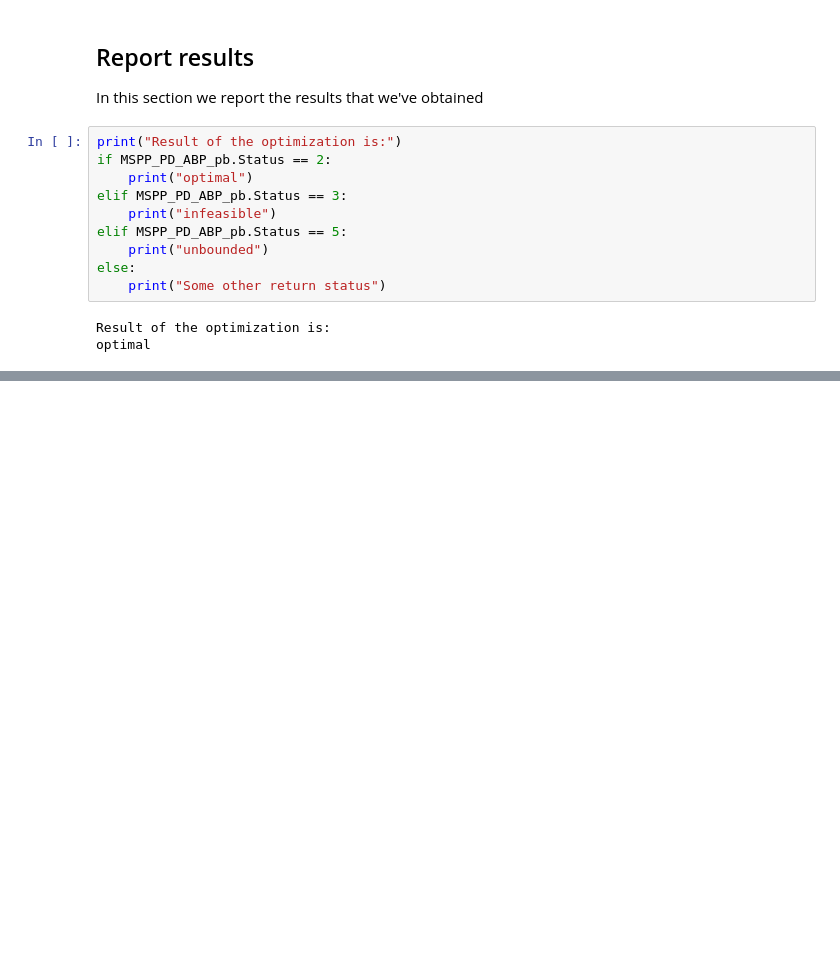
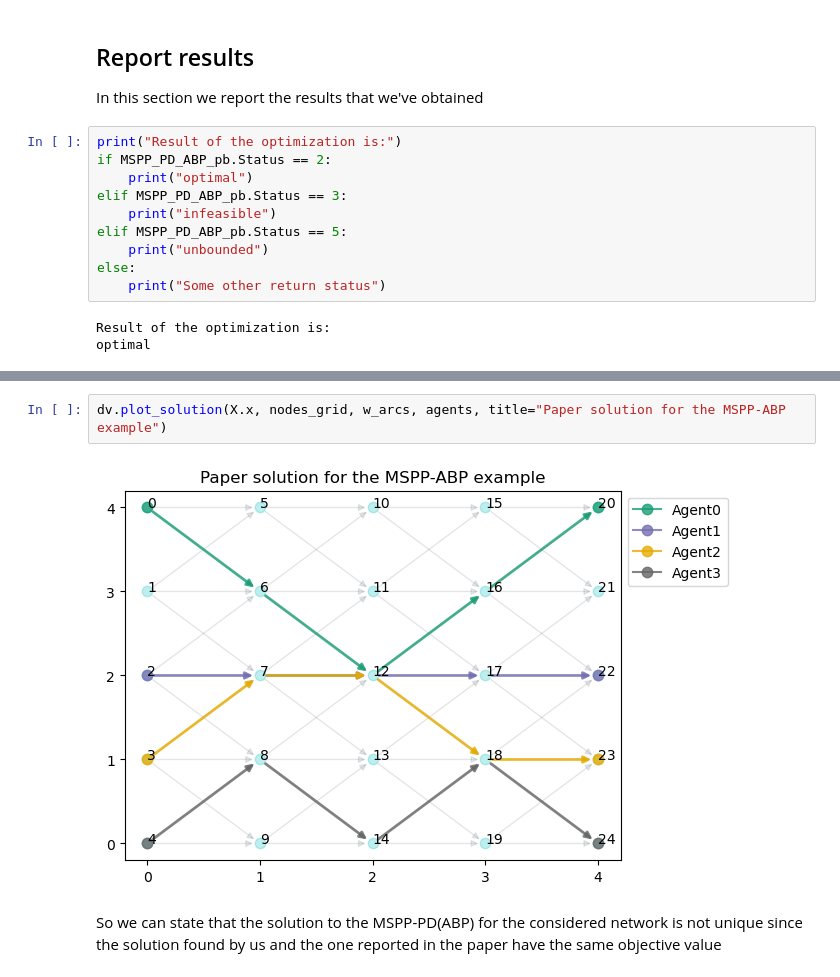
Before and after one commit to kkevin98/Multiple_shortest_path_problem_with_path_deconfliction, a Jupyter notebook: MSPP-PD(ABP)_implementation.ipynb, the cells around one changed output, grey strips where cells are left out. Drawn from its saved outputs; the diff is of its cells as text; blank space fills up the shorter version.

```diff
--- a/MSPP-PD(ABP)_implementation.ipynb
+++ b/MSPP-PD(ABP)_implementation.ipynb
@@ -241,0 +317,6 @@ Agent 3 will follow the path:
+# %%
+dv.plot_solution(X.x, nodes_grid, w_arcs, agents, title="Paper solution for the MSPP-ABP example")
+# %% [output]
+[figure, added]
+# %% [markdown]
+So we can state that the solution to the MSPP-PD(ABP) for the considered network is not unique since the solution found by us and the one reported in the paper have the same objective value
```
Also changed, not shown: parts of 16 cells of this notebook, 1 other file.
